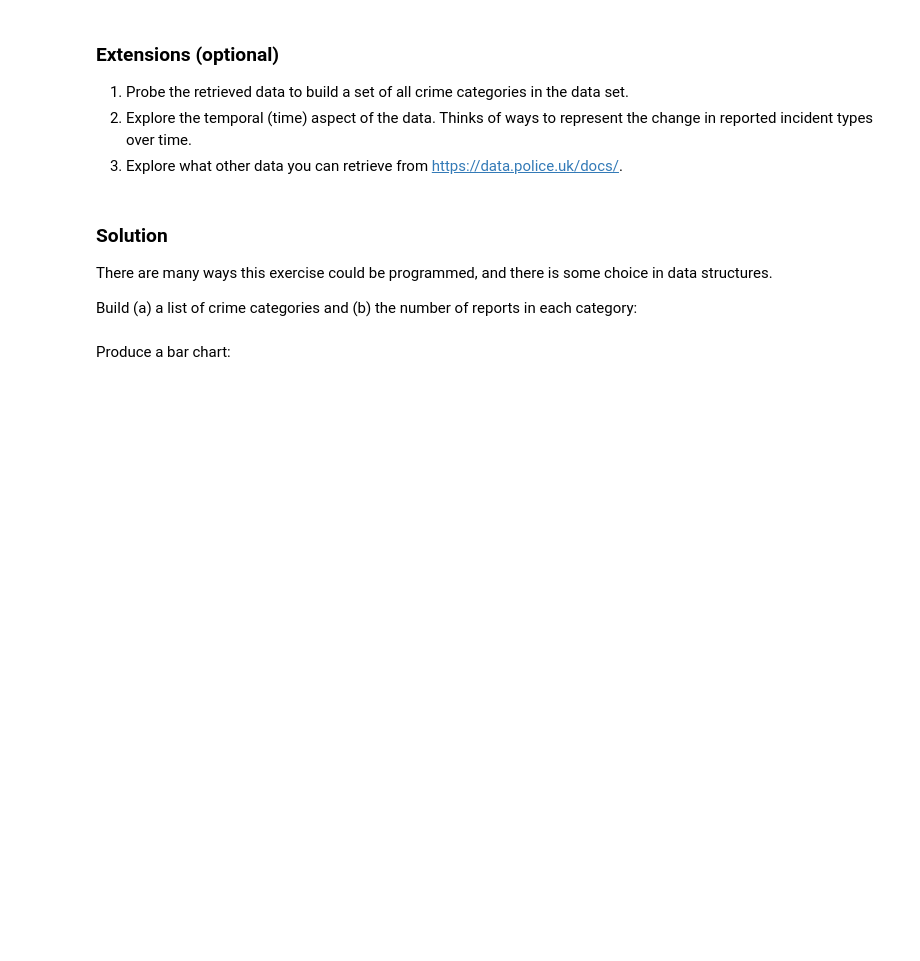
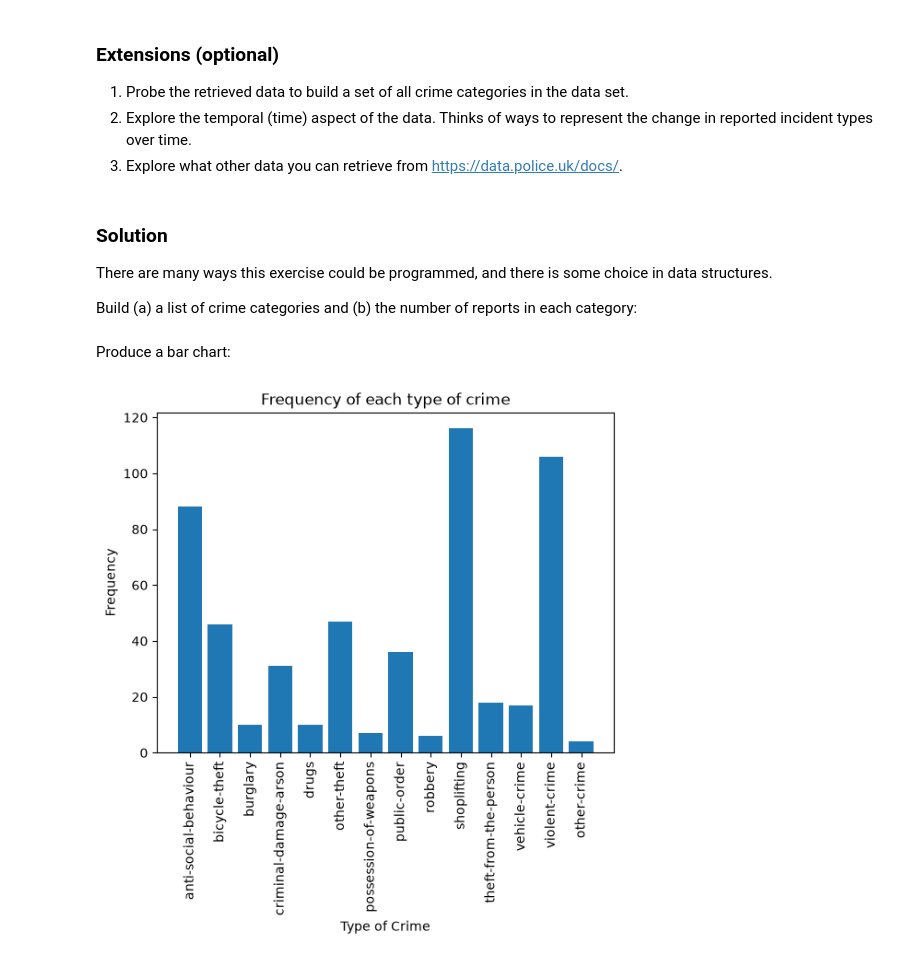
Before and after one commit to adrianchiu0218/PartIA-Computing-Michaelmas_khac5, a Jupyter notebook: Exercises/08 Exercises.ipynb, the cells around one changed output. Drawn from its saved outputs; the diff is of its cells as text; code cells hidden in the pictures; blank space fills up the shorter version.

```diff
--- a/Exercises/08 Exercises.ipynb
+++ b/Exercises/08 Exercises.ipynb
@@ -258,0 +285,19 @@ x_pos = np.arange(len(categories_freq))
+# %%
+# Create an array with the position of each bar along the x-axis
+x_pos = np.arange(len(categories_freq))
+
+#Values on y axis, Crimes on x axis
+values = list(categories_freq.values())
+crimes = list(categories_freq.keys())
+
+#Plot bar chart of values
+plt.bar(x_pos, values)
+#Change grid values to crimes
+plt.xticks(x_pos, crimes, rotation='vertical')
+#Adding labels
+plt.xlabel('Type of Crime')
+plt.ylabel('Frequency')
+plt.title('Frequency of each type of crime')
+plt.show()
+# %% [output]
+[figure, added]
```
Also changed, not shown: parts of 4 cells of this notebook.
